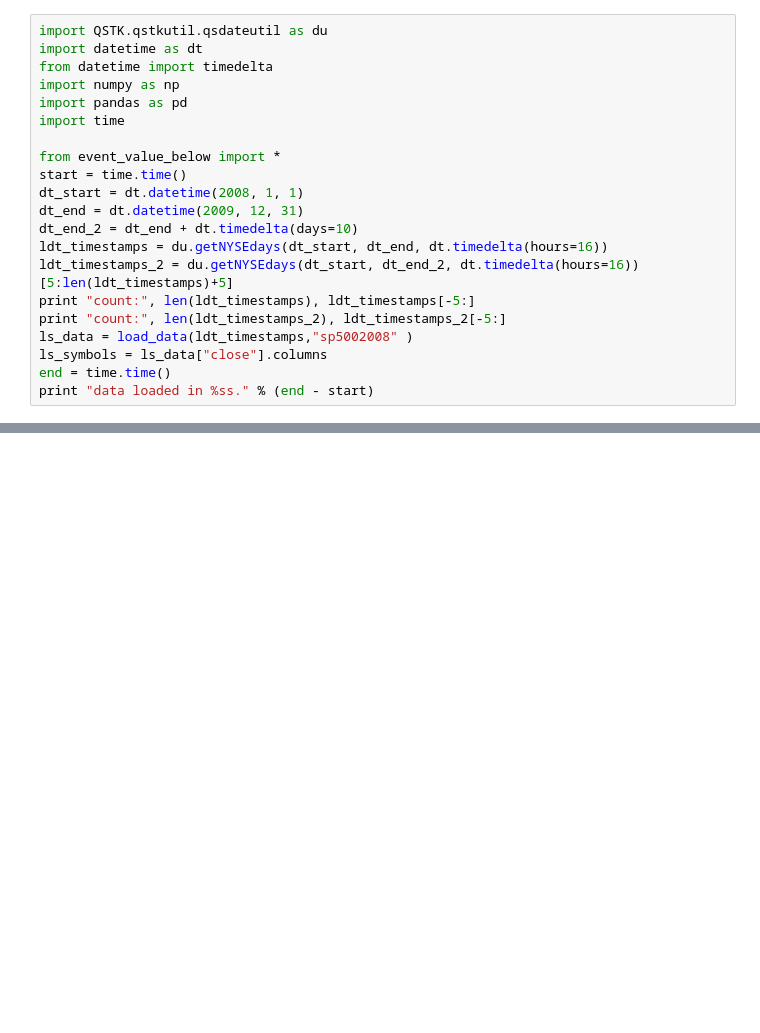
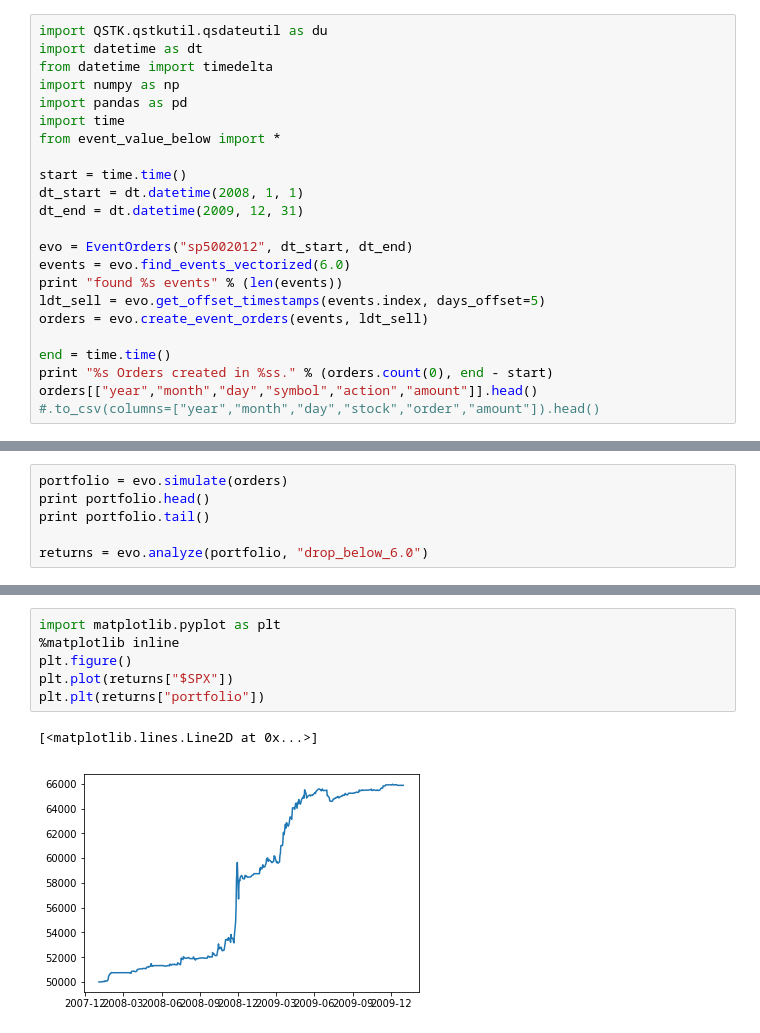
Before and after one commit to liiklin/market_makers, a Jupyter notebook: computation_investing/quizes/event_orders/Event_Orders_Test.ipynb, the cells around one changed output, grey strips where cells are left out. Saved outputs shown, nothing was run; the diff lists cells and outputs as text; blank space fills up the shorter version.

Commit message:
simulate events working on bugs

```diff
--- a/computation_investing/quizes/event_orders/Event_Orders_Test.ipynb
+++ b/computation_investing/quizes/event_orders/Event_Orders_Test.ipynb
@@ -5,18 +5,20 @@ from datetime import timedelta
 import numpy as np
 import pandas as pd
 import time
+from event_value_below import *
 
-from event_value_below import *
 start = time.time()
 dt_start = dt.datetime(2008, 1, 1)
 dt_end = dt.datetime(2009, 12, 31)
-dt_end_2 = dt_end + dt.timedelta(days=10)
-ldt_timestamps = du.getNYSEdays(dt_start, dt_end, dt.timedelta(hours=16))
-ldt_timestamps_2 = du.getNYSEdays(dt_start, dt_end_2, dt.timedelta(hours=16))[5:len(ldt_timestamps)+5]
-print "count:", len(ldt_timestamps), ldt_timestamps[-5:]
-print "count:", len(ldt_timestamps_2), ldt_timestamps_2[-5:]
-ls_data = load_data(ldt_timestamps,"sp5002008" )
-ls_symbols = ls_data["close"].columns
+
+evo = EventOrders("sp5002012", dt_start, dt_end)
+events = evo.find_events_vectorized(6.0)
+print "found %s events" % (len(events))
+ldt_sell = evo.get_offset_timestamps(events.index, days_offset=5)
+orders = evo.create_event_orders(events, ldt_sell)
+
 end = time.time()
-print "data loaded in %ss." % (end - start)
+print "%s Orders created in %ss." % (orders.count(0), end - start)
+orders[["year","month","day","symbol","action","amount"]].head()
+#.to_csv(columns=["year","month","day","stock","order","amount"]).head()
 # %% [output]
@@ -41,0 +40,6 @@ ValueError: cannot reindex from a duplicate axis
+# %%
+portfolio = evo.simulate(orders)
+print portfolio.head()
+print portfolio.tail()
+
+returns = evo.analyze(portfolio, "drop_below_6.0")
@@ -41,0 +64,9 @@ ValueError: cannot reindex from a duplicate axis
+# %%
+import matplotlib.pyplot as plt
+%matplotlib inline
+plt.figure()
+plt.plot(returns["$SPX"])
+plt.plt(returns["portfolio"])
+# %% [output]
+[<matplotlib.lines.Line2D at 0x...>]
+[figure, added]
```
Also changed, not shown: parts of 4 cells of this notebook, 17 other files.
